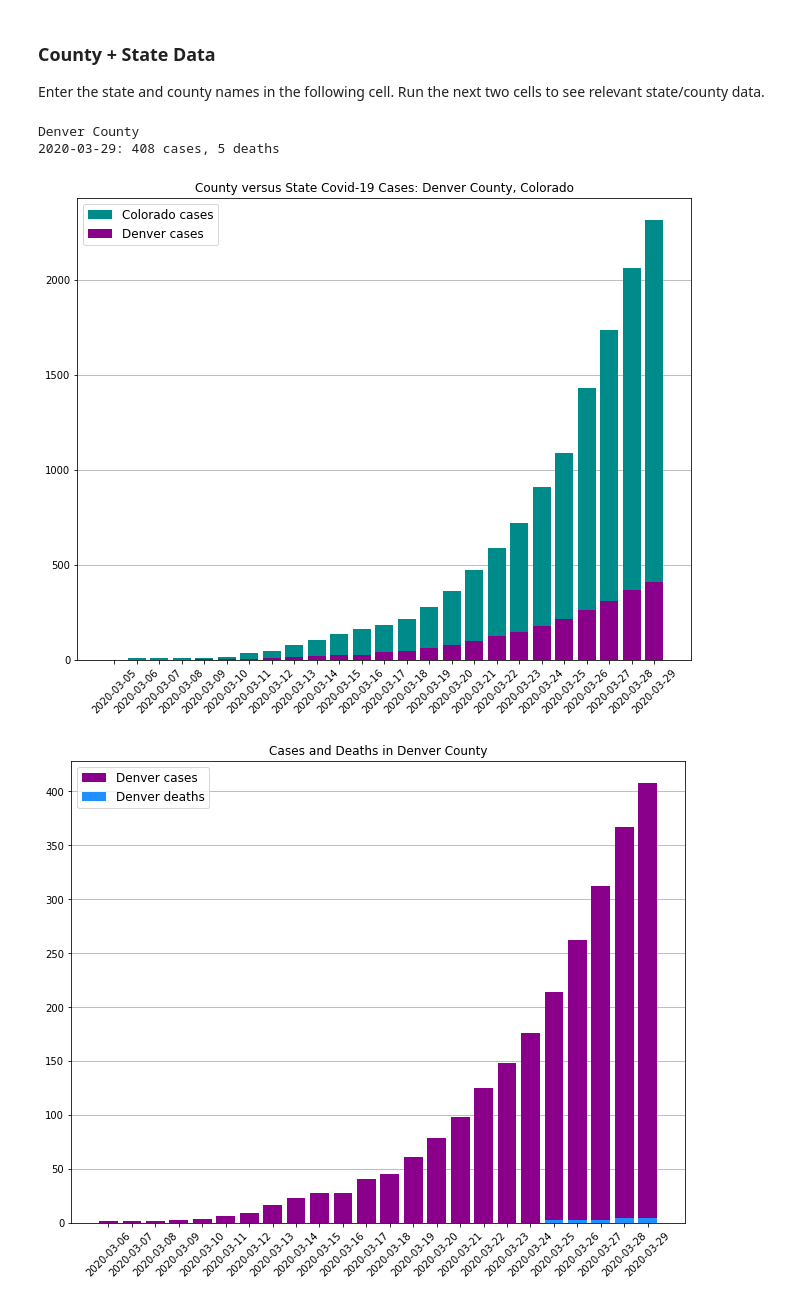
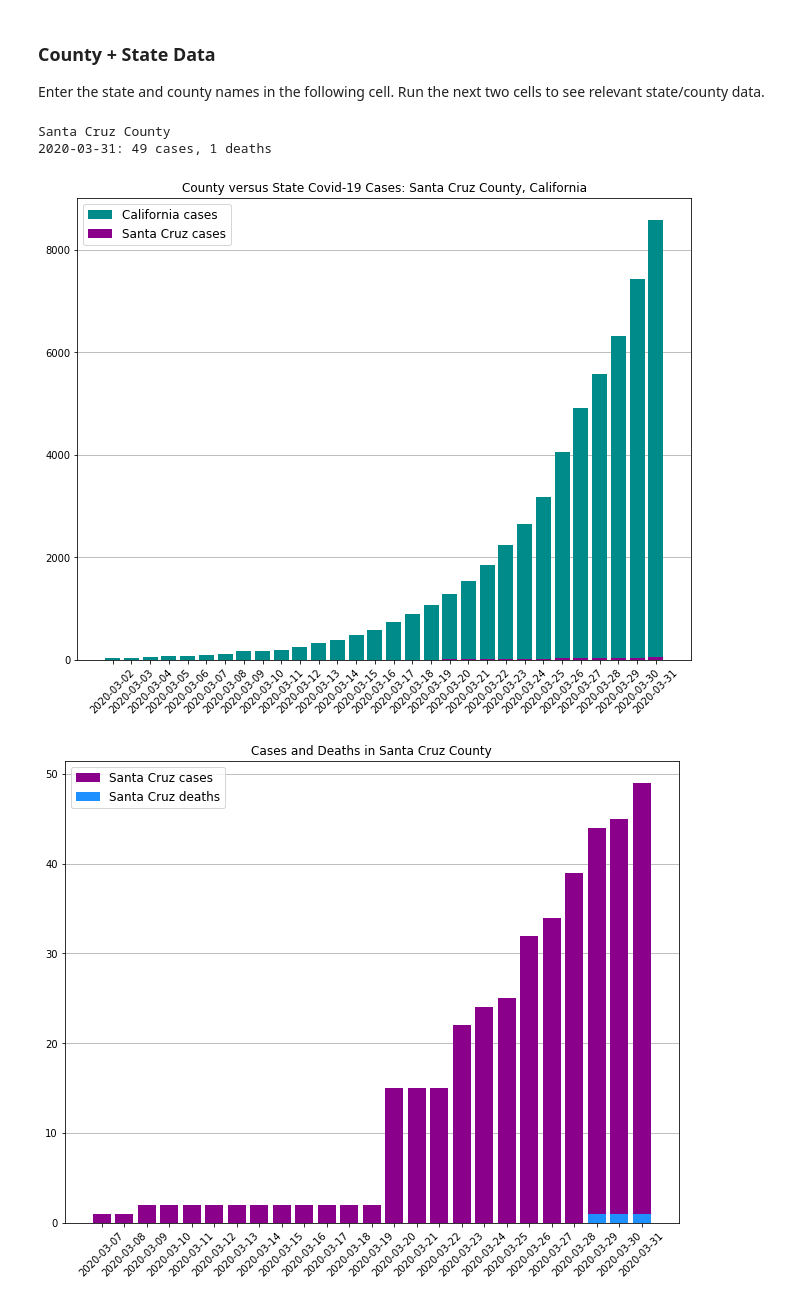
Before and after one commit to ritajett/playground, a Jupyter notebook: covid-data.ipynb, the cells around one changed output. Drawn from its saved outputs; the diff is of its cells as text; code cells hidden in the pictures.

Commit message:
updated figures

```diff
--- a/covid-data.ipynb
+++ b/covid-data.ipynb
@@ -15,5 +18,8 @@ import re
 # %%
 %matplotlib inline
 # %%
-url = "https://raw.githubusercontent.com/nytimes/covid-19-data/master/us-counties.csv"
-cdata = pd.read_csv(url)
+url_counties = "https://raw.githubusercontent.com/nytimes/covid-19-data/master/us-counties.csv"
+url_states = "https://raw.githubusercontent.com/nytimes/covid-19-data/master/us-states.csv"
+cdata = pd.read_csv(url_counties)
+sdata = pd.read_csv(url_states)
+sdata['date'] = pd.to_datetime(sdata['date'])
@@ -26,3 +96,7 @@ county_name = 'Denver'
+# %%
+state_name = 'California'
+county_name = 'Santa Cruz'
+days = 30
 # %%
 dfcounties = cdata[cdata['state'] == state_name]
 dfstate = dfcounties.groupby(['date'])[['cases', 'deaths']].sum()
@@ -40,51 +114,50 @@ else:
     print("{}\n{}: {} cases, {} deaths".format(state_name, latest.name, latest.cases, latest.deaths))
     title = "Covid-19 Cases in {}".format(state_name)
 
-
 # plot state cases vs county cases
 fig, ax = plt.subplots()
 fig.set_size_inches(11, 8.5)
-ax.bar(dfstate.index.tolist(),
-       dfstate['cases'],
+ax.bar(dfstate.index.tolist()[-days:],
+       dfstate.iloc[-days:]['cases'],
        label="%s cases" % state_name,
        color='darkcyan')
 if coflag:
-    ax.bar(dfco[dfco['county'] == county_name]['date'],
-           dfco[dfco['county'] == county_name]['cases'],
+    ax.bar(dfco[dfco['county'] == county_name].iloc[-days:]['date'],
+           dfco[dfco['county'] == county_name].iloc[-days:]['cases'],
            label='%s cases' % county_name,
            color='darkmagenta')
 else:
-    ax.bar(dfstate.index.tolist(),
-           dfstate['deaths'],
+    ax.bar(dfstate.index.tolist()[-days:],
+           dfstate.iloc[-days:]['deaths'],
            label="%s deaths" % state_name,
            color='darkslategrey')
 ax.grid(axis='y')
 ax.set_axisbelow(True)
 plt.title(title)
 plt.xticks(rotation=45, fontsize='medium')
 plt.legend(loc=2, fancybox=True, fontsize='large')
 plt.show()
 
 # plot county cases vs deaths
 if coflag:
     fig1, ax1 = plt.subplots()
     fig1.set_size_inches(11, 8.5)
     ax1.bar(dfco[dfco['county'] == county_name]['date'],
            dfco[dfco['county'] == county_name]['cases'],
            label='%s cases' % county_name,
            color='darkmagenta')
     ax1.bar(dfco[dfco['county'] == county_name]['date'],
            dfco[dfco['county'] == county_name]['deaths'],
            label='%s deaths' % county_name,
            color='dodgerblue')
     ax1.grid(axis='y')
     ax1.set_axisbelow(True)
     plt.title("Cases and Deaths in {} County".format(county_name))
     plt.xticks(rotation=45, fontsize='medium')
     plt.legend(loc=2, fancybox=True, fontsize='large')
     plt.show()
 # %% [output]
-Denver County
-2020-03-29: 408 cases, 5 deaths
+Santa Cruz County
+2020-03-31: 49 cases, 1 deaths
-[figure, old version]
+[figure, new version]
-[figure, old version]
+[figure, new version]
```
Also changed, not shown: parts of 10 cells of this notebook.
